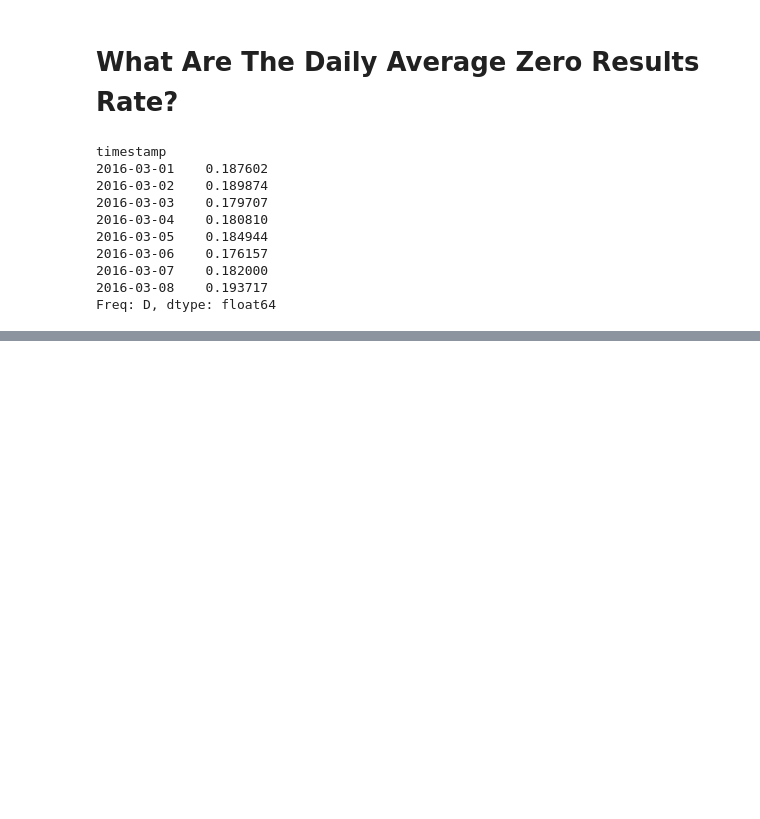
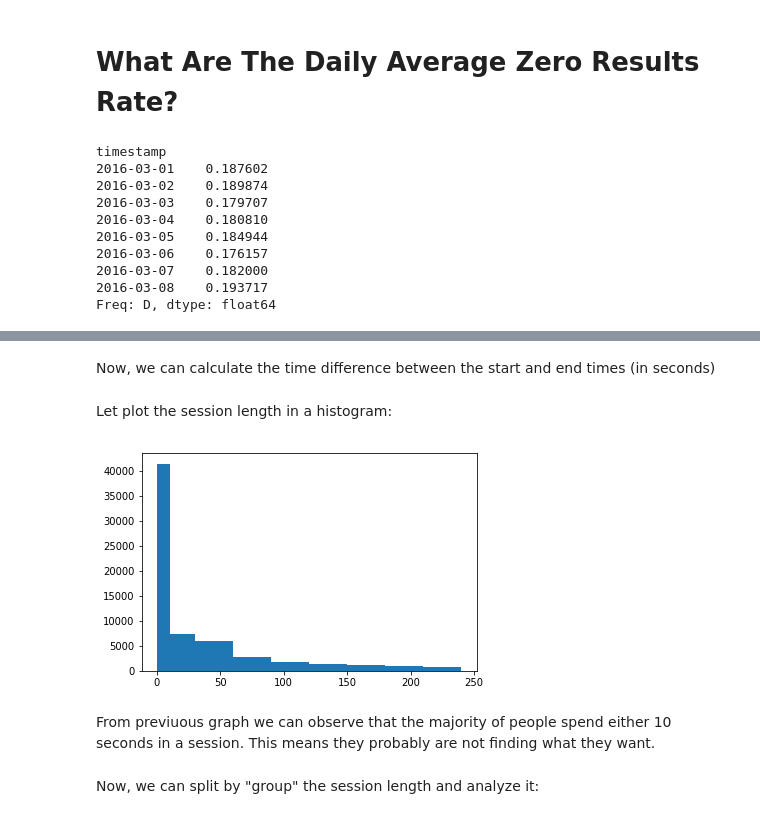
Before and after one commit to raulvillagrasa/Test_Nespresso, a Jupyter notebook: src/Report.ipynb, the cells around one changed output, grey strips where cells are left out. Drawn from its saved outputs; the diff is of its cells as text; code cells hidden in the pictures; blank space fills up the shorter version.

```diff
--- a/src/Report.ipynb
+++ b/src/Report.ipynb
@@ -166,0 +209,6 @@ dtype: float64
+# %%
+start_session['time'] = start_session.index.to_pydatetime()
+start_session = start_session.reset_index()
+
+end_session['time'] = end_session.index.to_pydatetime()
+end_session = end_session.reset_index()
@@ -166,0 +217,3 @@ dtype: float64
+# %%
+start_session = start_session.drop(['page_id','uuid','timestamp','checkin'],axis=1)
+end_session = end_session.drop(['page_id','uuid','timestamp','checkin'],axis=1)
@@ -166,0 +222,6 @@ dtype: float64
+# %%
+data_merge = pd.merge(start_session,
+               end_session,
+               on='session_id',
+               suffixes=('_start','_end'))
+data_merge.head()
@@ -166,0 +235,15 @@ dtype: float64
+# %% [markdown]
+Now, we can calculate the time difference between the start and end times (in seconds)
+# %%
+session_length = data_merge['time_end'] - data_merge['time_start']
+session_length = session_length.apply(lambda row: row.seconds)
+# %% [markdown]
+Let plot the session length in a histogram:
+# %%
+plot_ses_len = plt.hist(session_length, bins=bins)
+# %% [output]
+[figure, added]
+# %% [markdown]
+From previuous graph we can observe that the majority of people spend either 10 seconds in a session. This means they probably are not finding what they want.
+# %% [markdown]
+Now, we can split by "group" the session length and analyze it:
```
Also changed, not shown: parts of 25 cells of this notebook, 1 other file.
